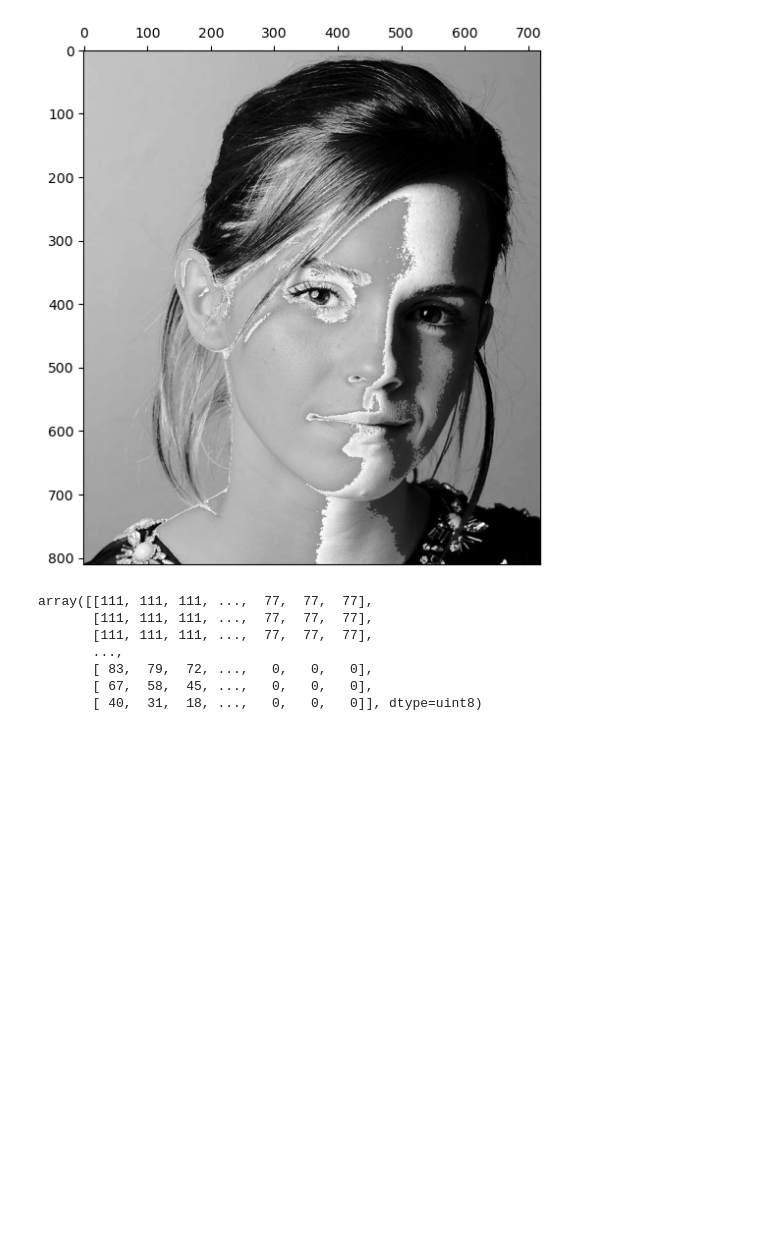
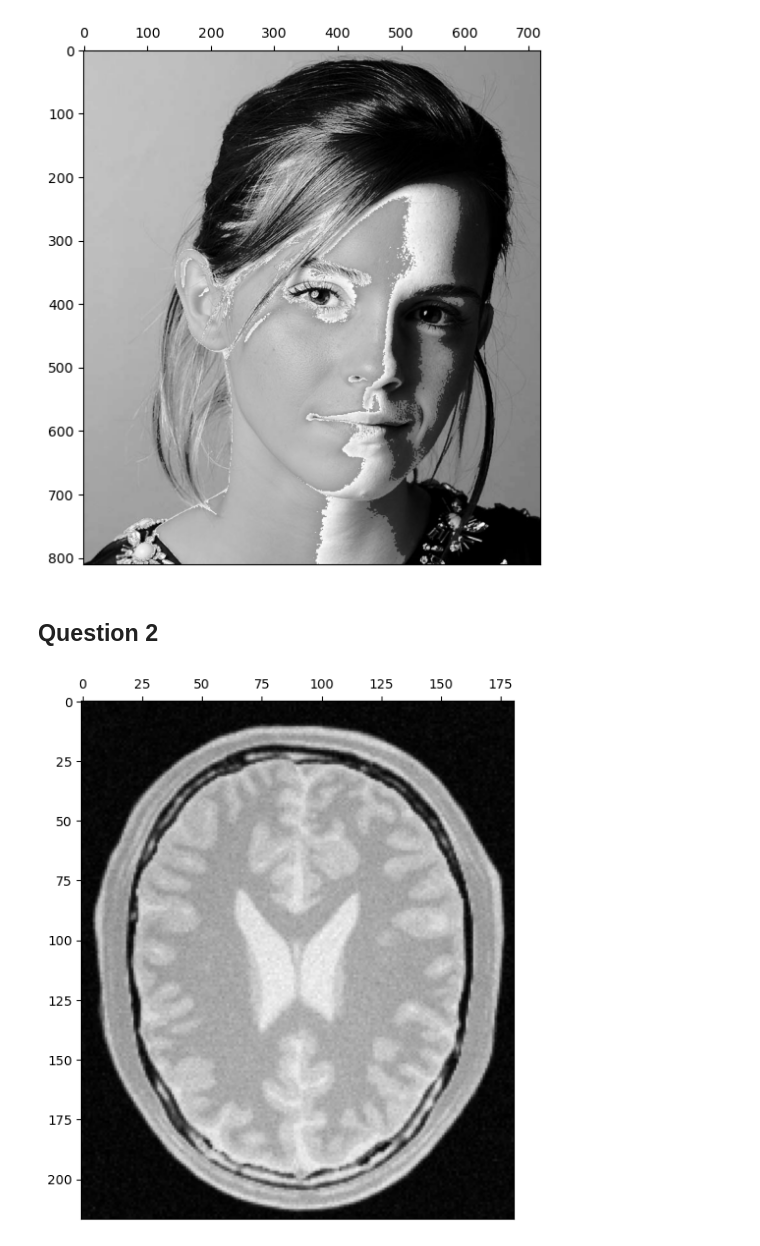
Before and after one commit to praveen2k2/Image_Processing_A, a Jupyter notebook: Assigment1.ipynb, the cells around one changed output. Cells and saved outputs as stored; diff of their text form; code cells hidden in the pictures; blank space fills up the shorter version.

```diff
--- a/Assigment1.ipynb
+++ b/Assigment1.ipynb
@@ -38,13 +40,15 @@ ax.xaxis.set_ticks_position('top')
 plt.show()
 # %% [output]
 [figure]
-# %%
-im
-# %% [output]
-array([[111, 111, 111, ...,  77,  77,  77],
-       [111, 111, 111, ...,  77,  77,  77],
-       [111, 111, 111, ...,  77,  77,  77],
-       ...,
-       [ 83,  79,  72, ...,   0,   0,   0],
-       [ 67,  58,  45, ...,   0,   0,   0],
-       [ 40,  31,  18, ...,   0,   0,   0]], dtype=uint8)
+# %% [markdown]
+## Question 2
+# %%
+import cv2 as cv
+import matplotlib.pyplot as plt
+im = cv.imread('Assigment_1\\a1images\\a1images\\brain_proton_density_slice.png',cv.IMREAD_GRAYSCALE)
+fig, ax = plt.subplots(1, 1, figsize=(6, 8))
+ax.imshow(cv.cvtColor(im, cv.COLOR_BGR2RGB))
+ax.xaxis.set_ticks_position('top')
+plt.show()
+# %% [output]
+[figure, added]
```
Also changed, not shown: parts of 3 cells of this notebook.
